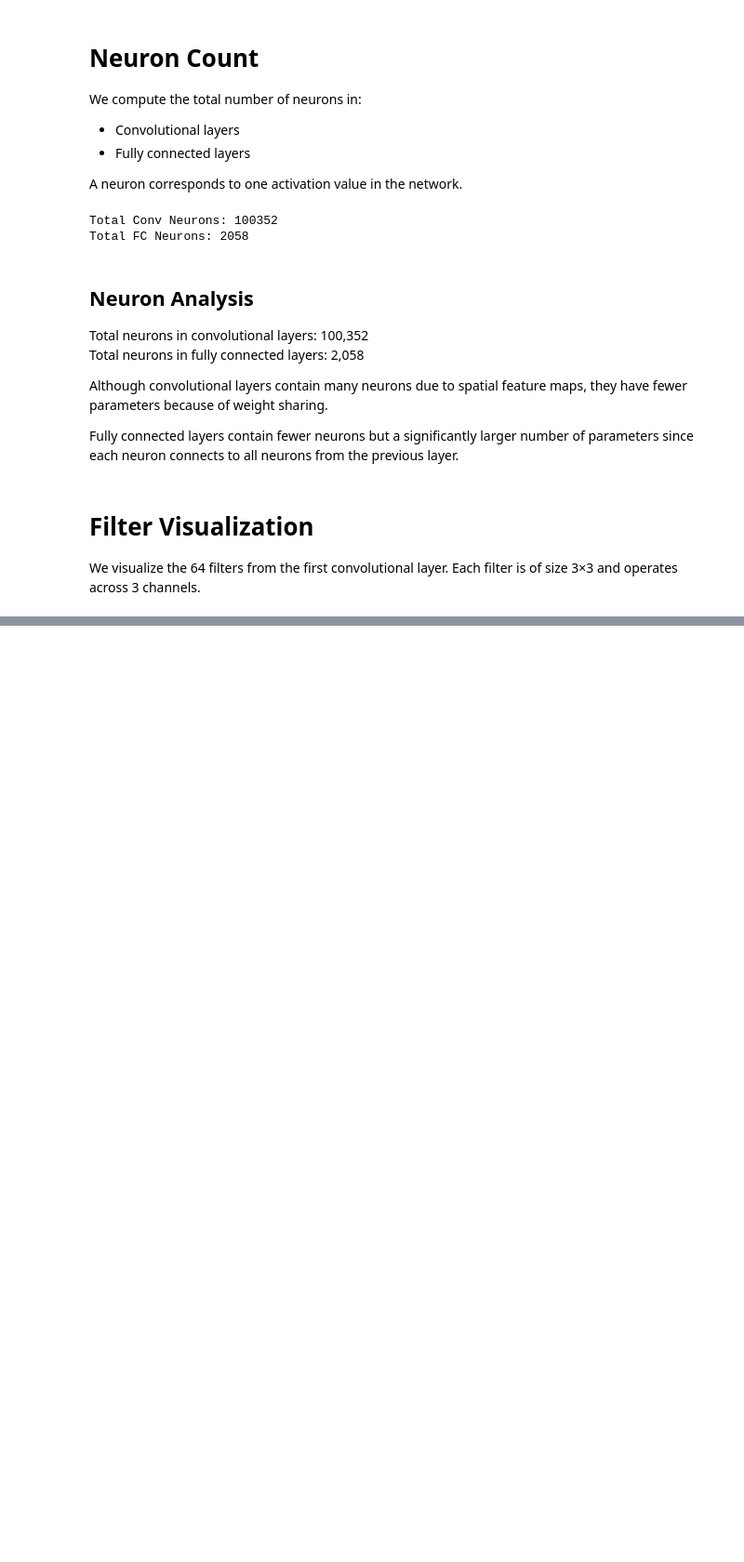
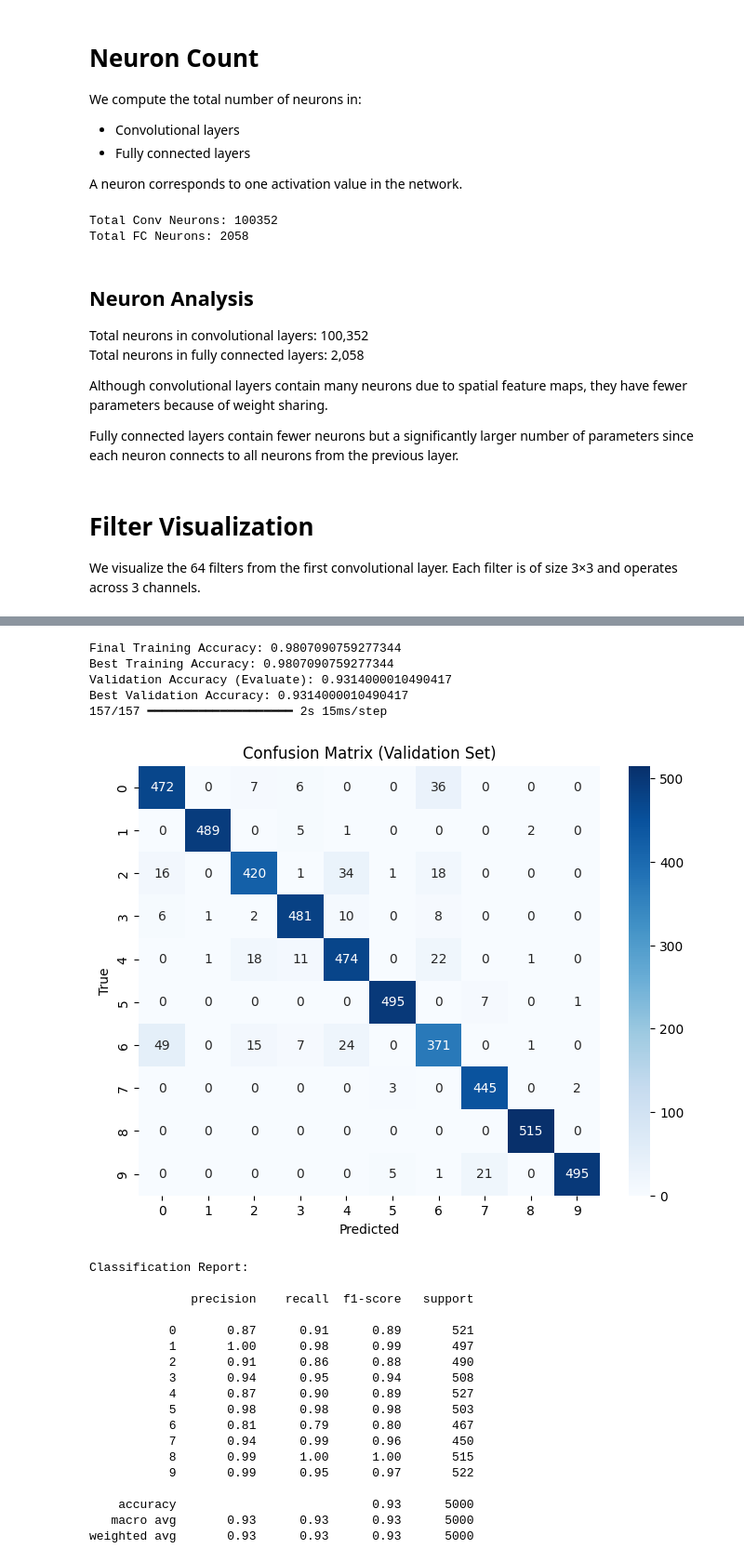
Before and after one commit to aroraneel/CNN-Project, a Jupyter notebook: Deep Convolutional Neural Network for Fashion-MNIST Image Classification/project.ipynb, the cells around one changed output, grey strips where cells are left out. Shown at 93% size. Drawn from its saved outputs; the diff is of its cells as text; code cells hidden in the pictures; blank space fills up the shorter version.

```diff
--- a/Deep Convolutional Neural Network for Fashion-MNIST Image Classification/project.ipynb
+++ b/Deep Convolutional Neural Network for Fashion-MNIST Image Classification/project.ipynb
@@ -538,0 +670,66 @@ filter shape: (3, 3, 3, 64)
+# %%
+# ============================================================
+# COMPLETE ACCURACY EVALUATION
+# ============================================================
+
+import numpy as np
+from sklearn.metrics import confusion_matrix, classification_report
+import seaborn as sns
+import matplotlib.pyplot as plt
+
+# 1️⃣ Final Training Accuracy
+final_train_acc = history.history["accuracy"][-1]
+best_train_acc = max(history.history["accuracy"])
+
+# 2️⃣ Validation Accuracy (Evaluate Properly)
+val_loss, val_acc = model.evaluate(x_val, y_val, verbose=0)
+
+# 3️⃣ Best Validation Accuracy During Training
+best_val_acc = max(history.history["val_accuracy"])
+
+print("Final Training Accuracy:", final_train_acc)
+print("Best Training Accuracy:", best_train_acc)
+print("Validation Accuracy (Evaluate):", val_acc)
+print("Best Validation Accuracy:", best_val_acc)
+
+# 4️⃣ Confusion Matrix
+val_predictions = model.predict(x_val)
+val_pred_labels = np.argmax(val_predictions, axis=1)
+
+cm = confusion_matrix(y_val, val_pred_labels)
+
+plt.figure(figsize=(8,6))
+sns.heatmap(cm, annot=True, fmt="d", cmap="Blues")
+plt.xlabel("Predicted")
+plt.ylabel("True")
+plt.title("Confusion Matrix (Validation Set)")
+plt.show()
+
+# 5️⃣ Classification Report
+print("\nClassification Report:\n")
+print(classification_report(y_val, val_pred_labels))
+# %% [output]
+Final Training Accuracy: 0.9807090759277344
+Best Training Accuracy: 0.9807090759277344
+Validation Accuracy (Evaluate): 0.9314000010490417
+Best Validation Accuracy: 0.9314000010490417
+157/157 ━━━━━━━━━━━━━━━━━━━━ 2s 15ms/step
+[figure, added]
+Classification Report:
+
+              precision    recall  f1-score   support
+
+           0       0.87      0.91      0.89       521
+           1       1.00      0.98      0.99       497
+           2       0.91      0.86      0.88       490
+           3       0.94      0.95      0.94       508
+           4       0.87      0.90      0.89       527
+           5       0.98      0.98      0.98       503
+           6       0.81      0.79      0.80       467
+           7       0.94      0.99      0.96       450
+           8       0.99      1.00      1.00       515
+           9       0.99      0.95      0.97       522
+
+    accuracy                           0.93      5000
+   macro avg       0.93      0.93      0.93      5000
+weighted avg       0.93      0.93      0.93      5000
```
Also changed, not shown: parts of 15 cells of this notebook, 1 other file.
